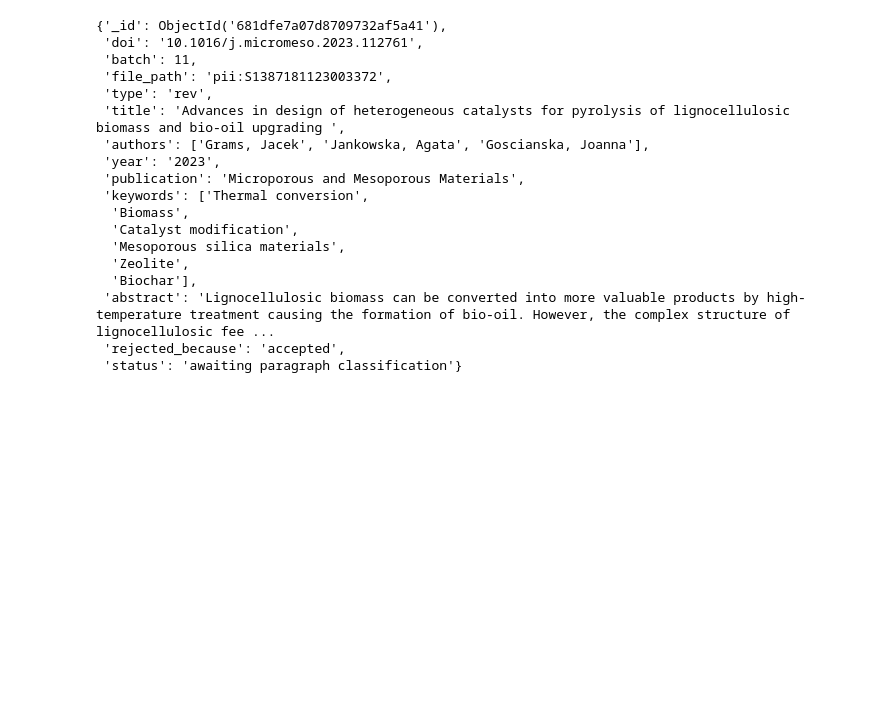
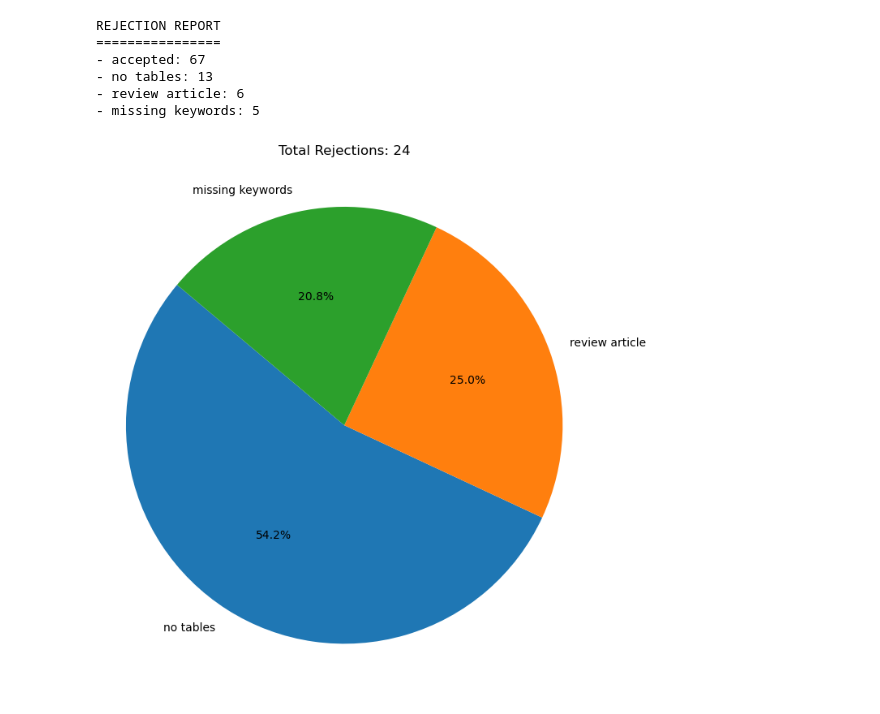
Before and after one commit to Iwanap1/Zeolite_TDM, a Jupyter notebook: db_explore.ipynb, the cells around one changed output. Saved outputs shown, nothing was run; the diff lists cells and outputs as text; code cells hidden in the pictures; blank space fills up the shorter version.

Commit message:
fixing paper rejection bug

```diff
--- a/db_explore.ipynb
+++ b/db_explore.ipynb
@@ -21,21 +25,10 @@ STATUS REPORT
-# %%
-list(db['papers'].find({'type': 'rev'}))[-1]
-# %% [output]
-{'_id': ObjectId('681dfe7a07d8709732af5a41'),
- 'doi': '10.1016/j.micromeso.2023.112761',
- 'batch': 11,
- 'file_path': 'pii:S1387181123003372',
- 'type': 'rev',
- 'title': 'Advances in design of heterogeneous catalysts for pyrolysis of lignocellulosic biomass and bio-oil upgrading ',
- 'authors': ['Grams, Jacek', 'Jankowska, Agata', 'Goscianska, Joanna'],
- 'year': '2023',
- 'publication': 'Microporous and Mesoporous Materials',
- 'keywords': ['Thermal conversion',
-  'Biomass',
-  'Catalyst modification',
-  'Mesoporous silica materials',
-  'Zeolite',
-  'Biochar'],
- 'abstract': 'Lignocellulosic biomass can be converted into more valuable products by high-temperature treatment causing the formation of bio-oil. However, the complex structure of lignocellulosic fee ...
- 'rejected_because': 'accepted',
- 'status': 'awaiting paragraph classification'}
+# %%
+rejection_report(db)
+# %% [output]
+REJECTION REPORT
+================
+- accepted: 67
+- no tables: 13
+- review article: 6
+- missing keywords: 5
+[figure, added]
```
Also changed, not shown: parts of 3 cells of this notebook, 3 other files.
